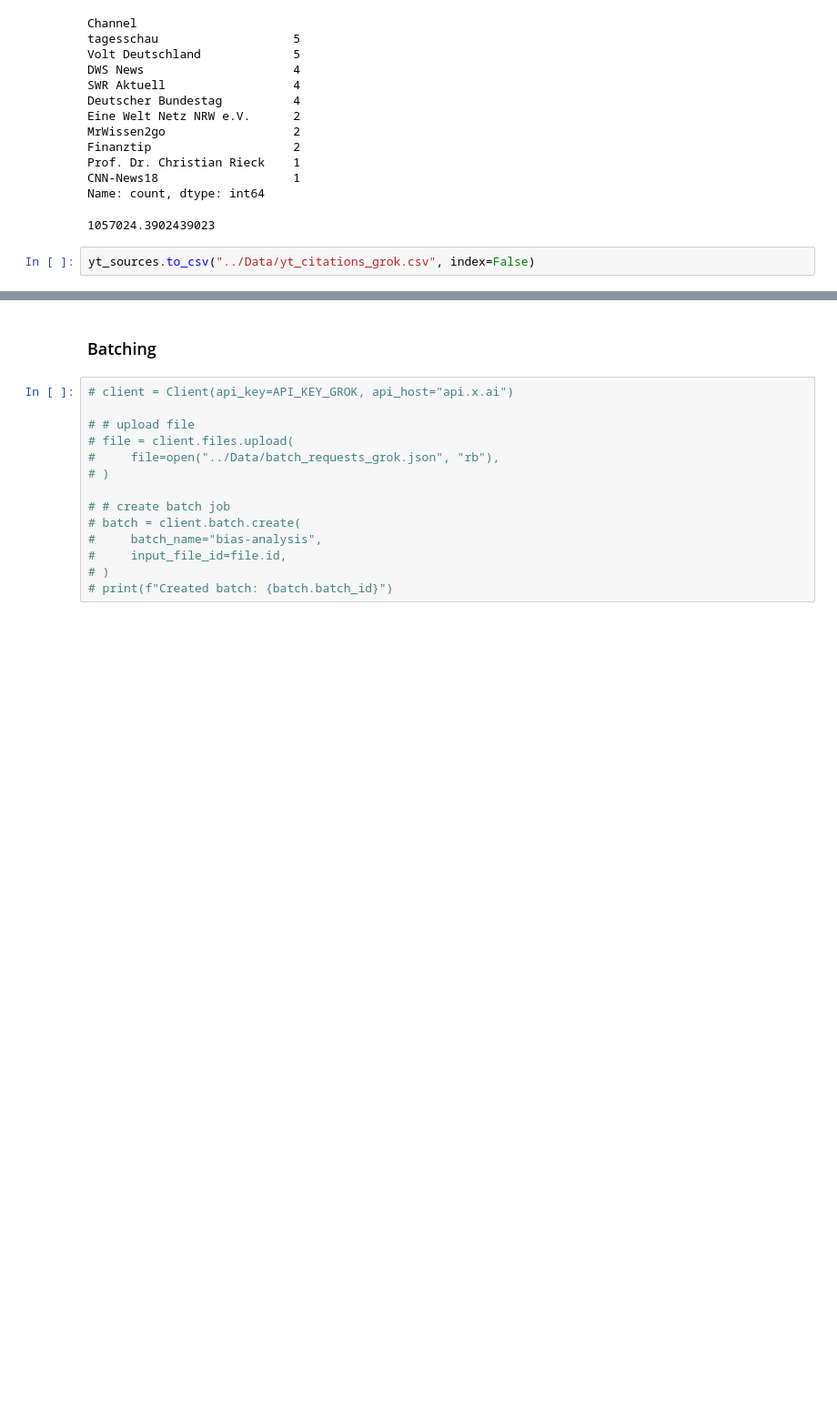
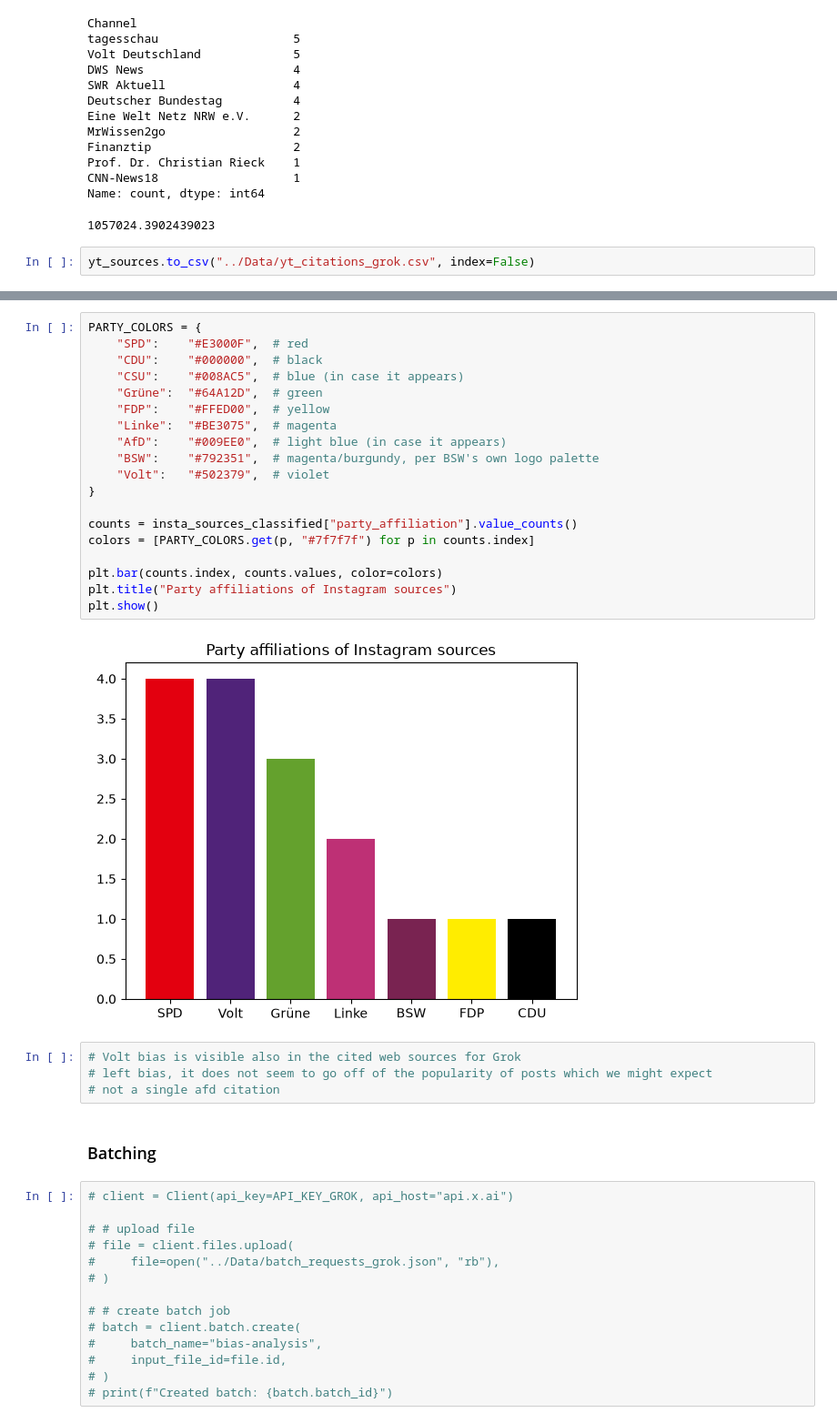
Before and after one commit to marcellmj/llm-political-bias-germany, a Jupyter notebook: Notebooks/01_Data_Collection.ipynb, the cells around one changed output, grey strips where cells are left out. Shown at 91% size. Saved outputs shown, nothing was run; the diff lists cells and outputs as text; blank space fills up the shorter version.

```diff
--- a/Notebooks/01_Data_Collection.ipynb
+++ b/Notebooks/01_Data_Collection.ipynb
@@ -1365,3 +1420,28 @@ print(domain_counts_migration.most_common())
+# %%
+PARTY_COLORS = {
+    "SPD":    "#E3000F",  # red
+    "CDU":    "#000000",  # black
+    "CSU":    "#008AC5",  # blue (in case it appears)
+    "Grüne":  "#64A12D",  # green
+    "FDP":    "#FFED00",  # yellow
+    "Linke":  "#BE3075",  # magenta
+    "AfD":    "#009EE0",  # light blue (in case it appears)
+    "BSW":    "#792351",  # magenta/burgundy, per BSW's own logo palette
+    "Volt":   "#502379",  # violet
+}
+
+counts = insta_sources_classified["party_affiliation"].value_counts()
+colors = [PARTY_COLORS.get(p, "#7f7f7f") for p in counts.index]
+
+plt.bar(counts.index, counts.values, color=colors)
+plt.title("Party affiliations of Instagram sources")
+plt.show()
+# %% [output]
+[figure, added]
+# %%
+# Volt bias is visible also in the cited web sources for Grok
+# left bias, it does not seem to go off of the popularity of posts which we might expect
+# not a single afd citation
 # %% [markdown]
 <h3>Batching</h3>
 # %%
```
Also changed, not shown: parts of 11 cells of this notebook, 4 other files.
